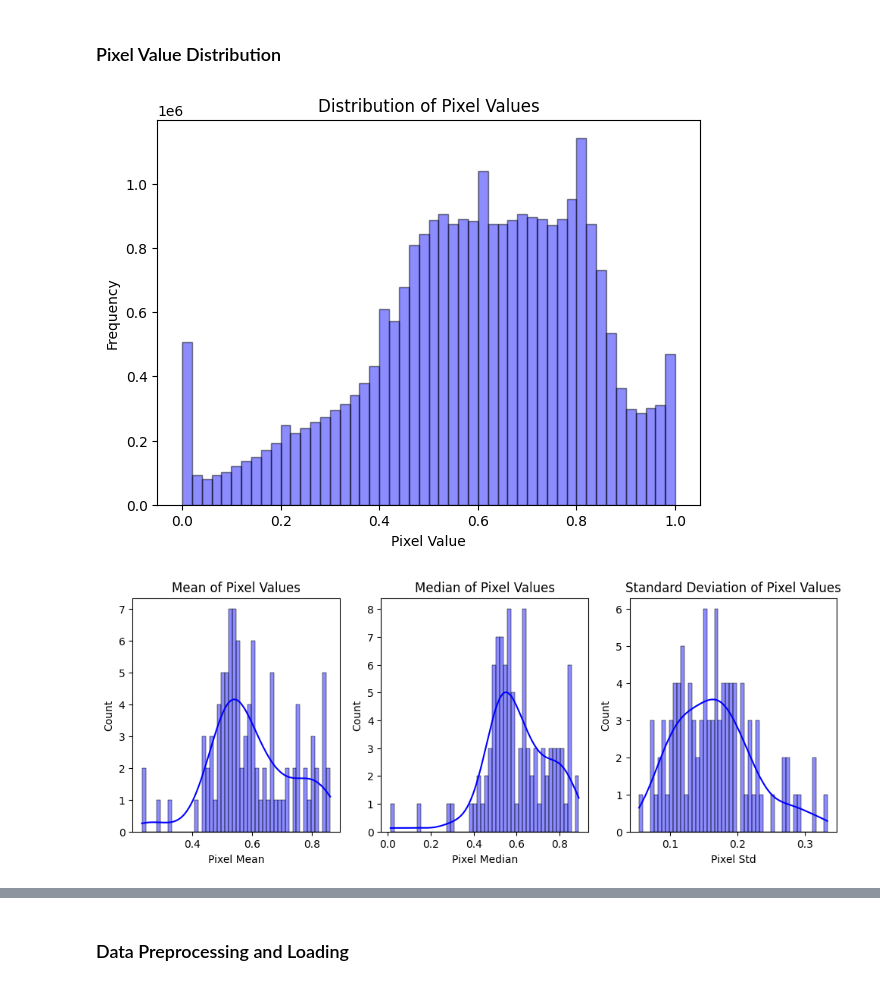
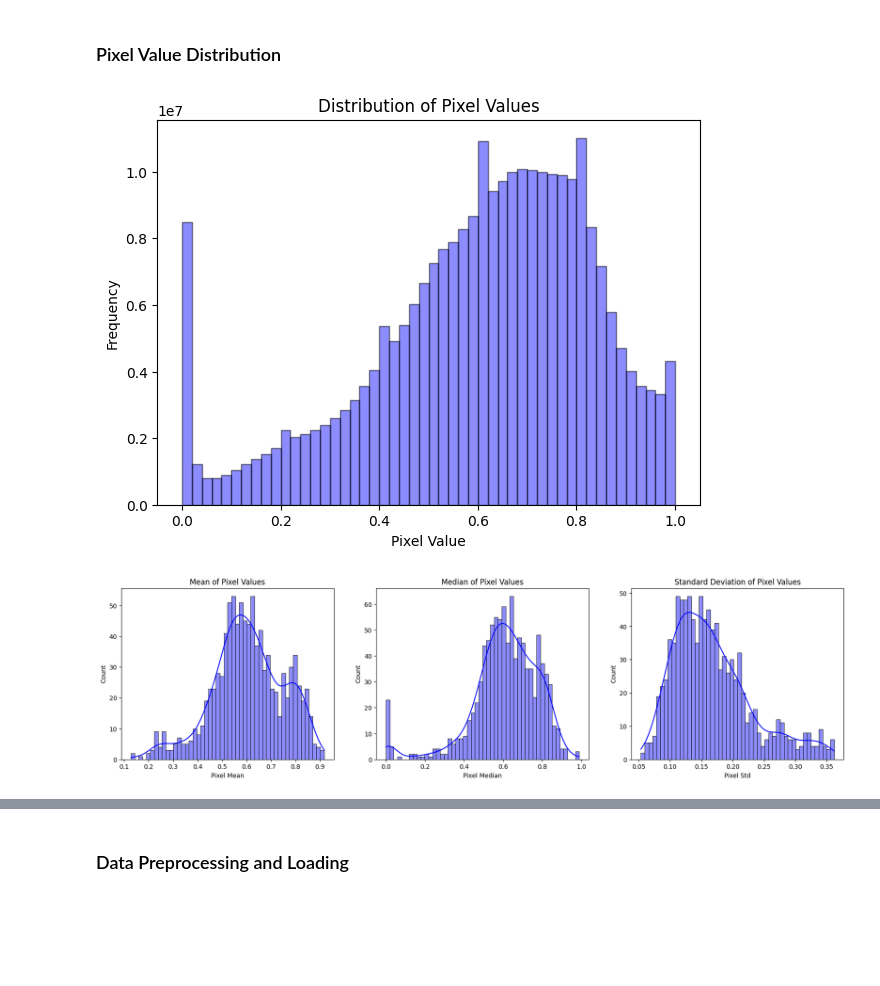
Before and after one commit to romerocruzsa/small-models, a Jupyter notebook: notebooks/eda.ipynb, the cells around one changed output, grey strips where cells are left out. Drawn from its saved outputs; the diff is of its cells as text; code cells hidden in the pictures; blank space fills up the shorter version.

```diff
--- a/notebooks/eda.ipynb
+++ b/notebooks/eda.ipynb
@@ -294,7 +341,7 @@ test_df.to_csv("../data/test.csv", index=False)
 # %% [markdown]
 ### Sample selection for data visualization and descriptive statistics
 # %%
-sample_size = 100
+sample_size = 1000
 
 # Calculate the number of unique classes
 unique_classes = train_df['Neoplasm Type'].unique()
@@ -441,30 +488,30 @@ plt.xlabel('Pixel Value')
 plt.ylabel('Frequency')
 plt.show()
 # %% [output]
-[figure, old version]
+[figure, new version]
 # %%
 descriptive_stats_df = pd.DataFrame([])
 pixel_mean = np.mean(pixel_values, axis=1)
 pixel_median = np.median(pixel_values, axis=1)
 pixel_std = np.std(pixel_values, axis=1)
 
 descriptive_stats_df['Pixel Mean'] = pixel_mean
 descriptive_stats_df['Pixel Median'] = pixel_median
 descriptive_stats_df['Pixel Std'] = pixel_std
 
-plt.figure(figsize=(12, 4))
+plt.figure(figsize=(21, 5))
 plt.subplot(1, 3, 1)
 sns.histplot(descriptive_stats_df['Pixel Mean'], bins=50, color='b', alpha=0.45, kde=True)
 plt.title('Mean of Pixel Values')
 
 plt.subplot(1, 3, 2)
 sns.histplot(descriptive_stats_df['Pixel Median'], bins=50, color='b', alpha=0.45, kde=True)
 plt.title('Median of Pixel Values')
 
 plt.subplot(1, 3, 3)
 sns.histplot(descriptive_stats_df['Pixel Std'], bins=50, color='b', alpha=0.45, kde=True)
 plt.title('Standard Deviation of Pixel Values')
 
 plt.show()
 # %% [output]
-[figure, old version]
+[figure, new version]
```
Also changed, not shown: parts of 10 cells of this notebook.
